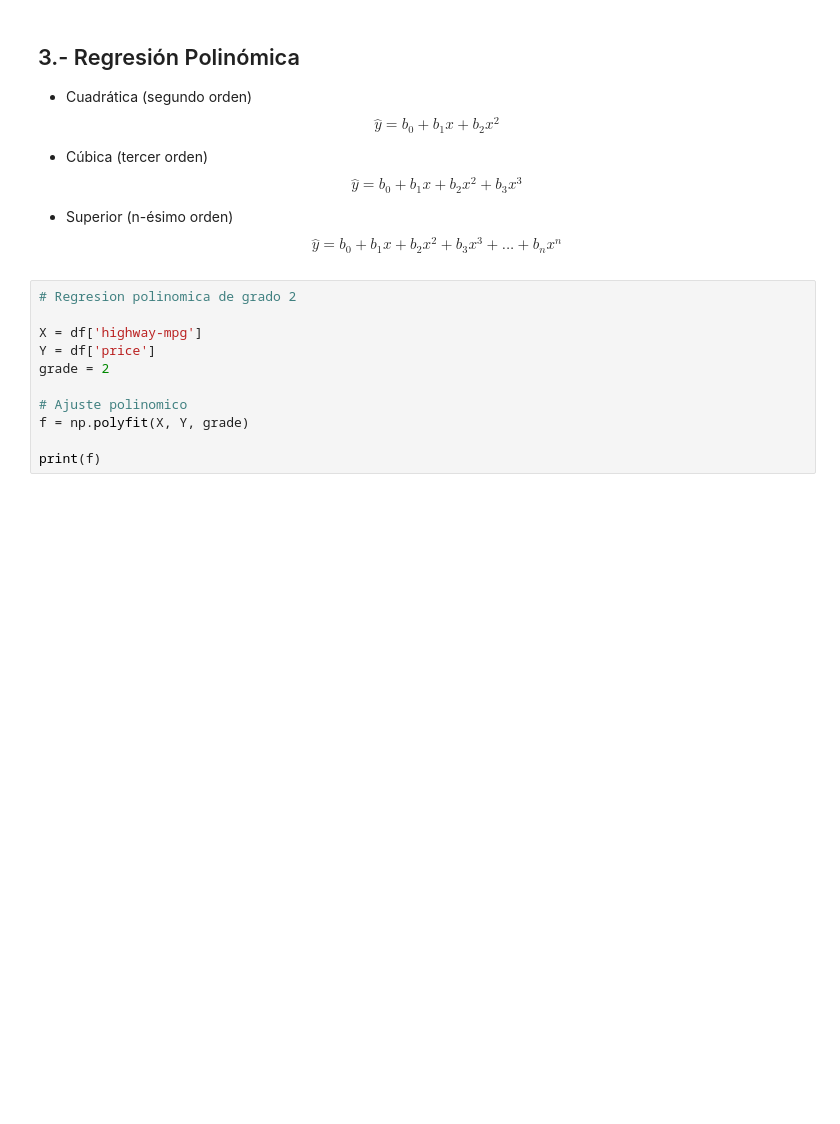
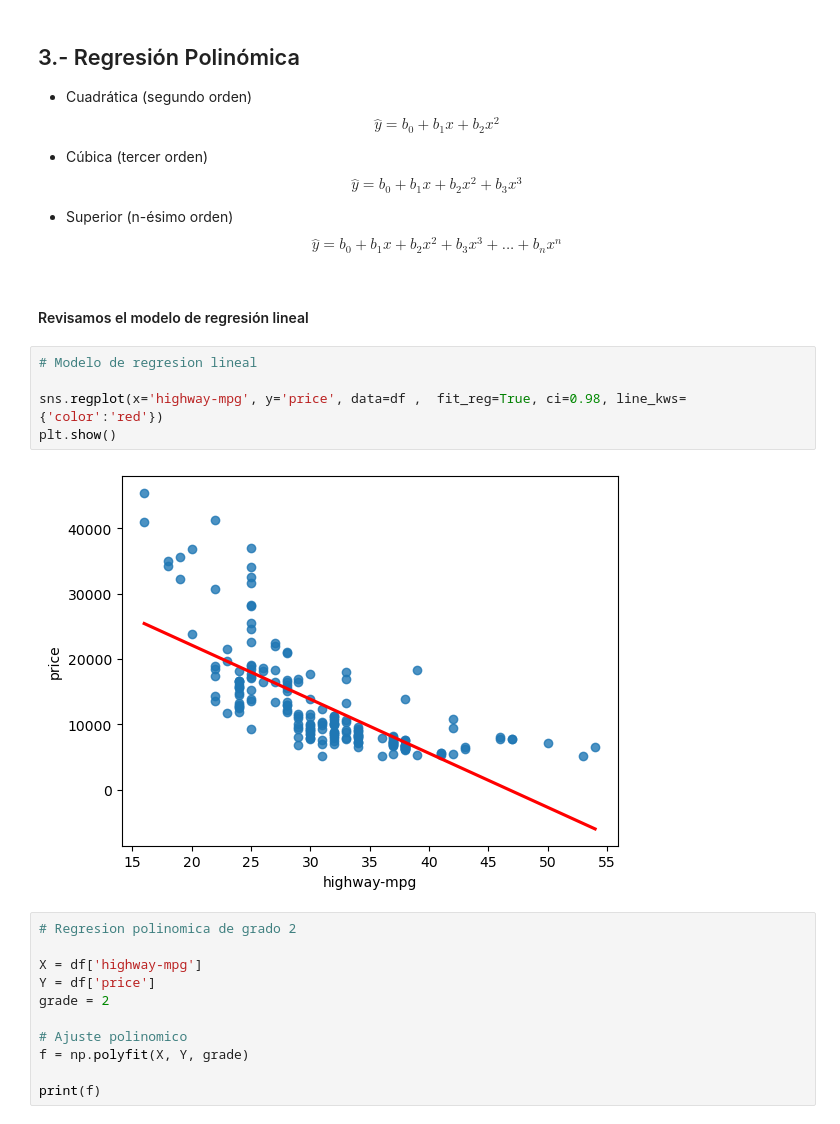
Before and after one commit to jgomezz/cpe_ciencia_datos_python_2026, a Jupyter notebook: mod3_analitica_datos_python/semana_03_desarrollo_modelo.ipynb, the cells around one changed output. Saved outputs shown, nothing was run; the diff lists cells and outputs as text; blank space fills up the shorter version.

```diff
--- a/mod3_analitica_datos_python/semana_03_desarrollo_modelo.ipynb
+++ b/mod3_analitica_datos_python/semana_03_desarrollo_modelo.ipynb
@@ -315,6 +315,15 @@ $$ \hat{y} = b_0 + b_1x + b_2x^2 + b_3x^3 $$
 
 - Superior (n-ésimo orden)
 $$ \hat{y} = b_0 + b_1x + b_2x^2 + b_3x^3 +...+ b_nx^n $$
+# %% [markdown]
+#### Revisamos el modelo de regresión lineal
+# %%
+# Modelo de regresion lineal
+
+sns.regplot(x='highway-mpg', y='price', data=df ,  fit_reg=True, ci=0.98, line_kws={'color':'red'})
+plt.show()
+# %% [output]
+[figure, added]
 # %%
 # Regresion polinomica de grado 2
 
```
